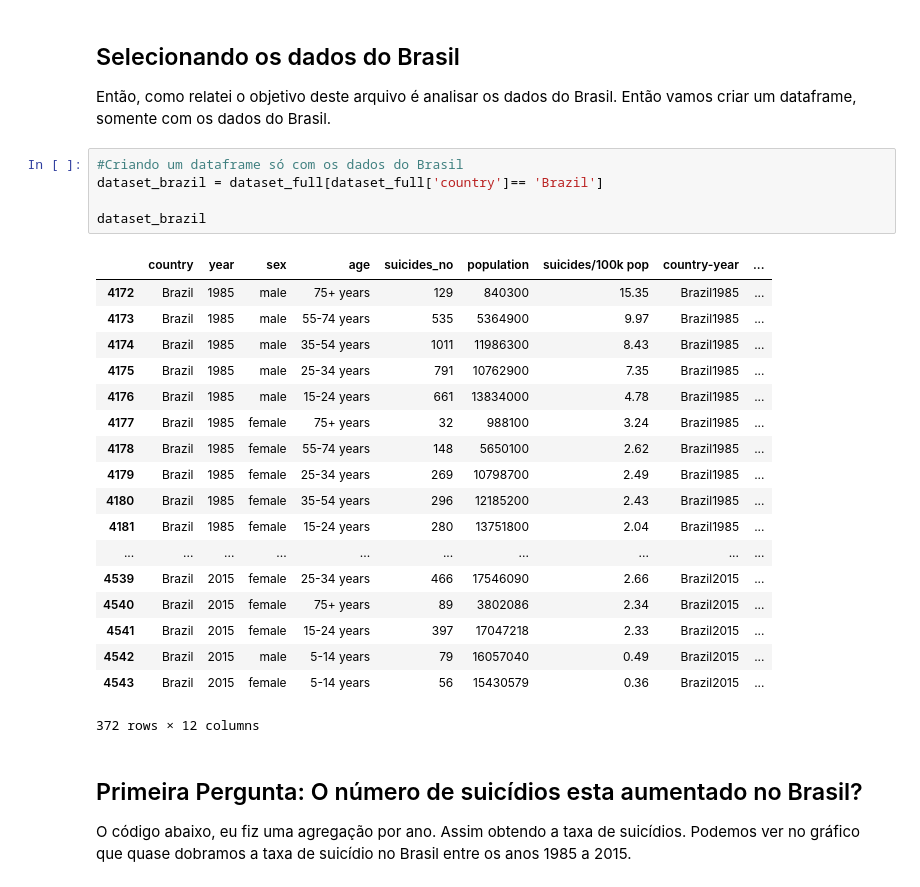
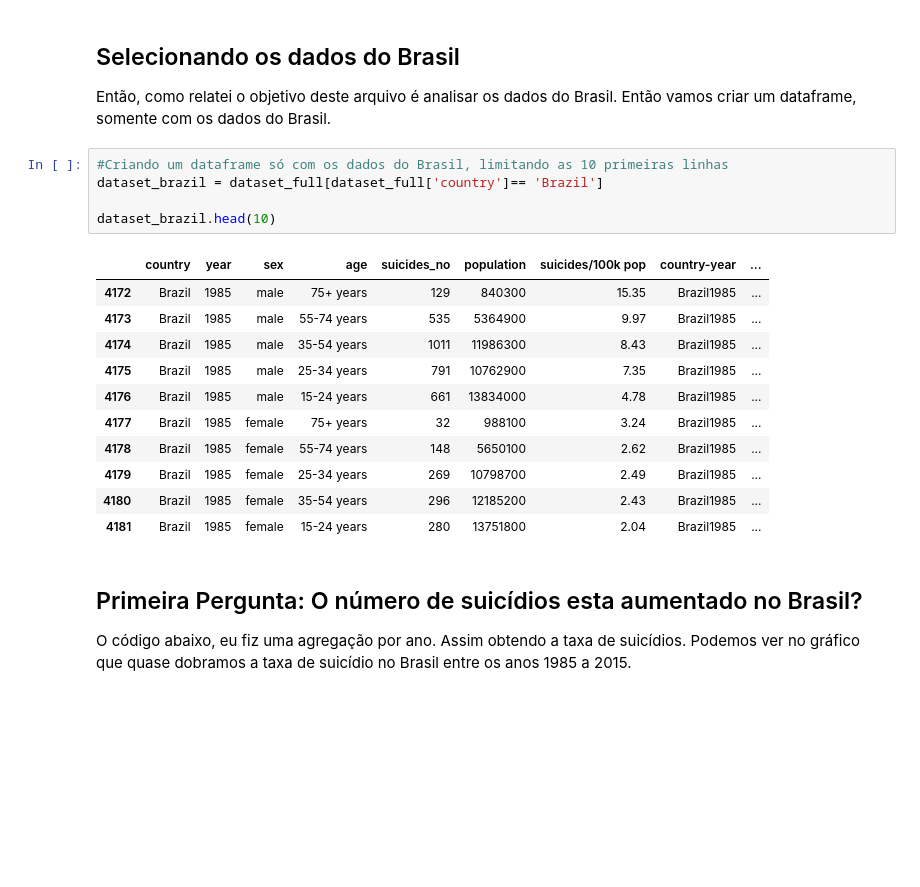
Before and after one commit to wellicfaria/suicidio_brasil, a Jupyter notebook: Suicídios no Brasil, uma exploração de dados com Python.ipynb, the cells around one changed output. Saved outputs shown, nothing was run; the diff lists cells and outputs as text; blank space fills up the shorter version.

```diff
--- a/Suicídios no Brasil, uma exploração de dados com Python.ipynb
+++ b/Suicídios no Brasil, uma exploração de dados com Python.ipynb
@@ -75,29 +68,22 @@ dataset_full
 
 Então, como relatei o objetivo deste arquivo é analisar os dados do Brasil. Então vamos criar um dataframe, somente com os dados do Brasil.
 # %%
-#Criando um dataframe só com os dados do Brasil
+#Criando um dataframe só com os dados do Brasil, limitando as 10 primeiras linhas
 dataset_brazil = dataset_full[dataset_full['country']== 'Brazil']
 
-dataset_brazil
+dataset_brazil.head(10)
 # %% [output]
 |  | country | year | sex | age | suicides_no | population | suicides/100k pop | country-year | ... |
 | 4172 | Brazil | 1985 | male | 75+ years | 129 | 840300 | 15.35 | Brazil1985 | ... |
 | 4173 | Brazil | 1985 | male | 55-74 years | 535 | 5364900 | 9.97 | Brazil1985 | ... |
 | 4174 | Brazil | 1985 | male | 35-54 years | 1011 | 11986300 | 8.43 | Brazil1985 | ... |
 | 4175 | Brazil | 1985 | male | 25-34 years | 791 | 10762900 | 7.35 | Brazil1985 | ... |
 | 4176 | Brazil | 1985 | male | 15-24 years | 661 | 13834000 | 4.78 | Brazil1985 | ... |
 | 4177 | Brazil | 1985 | female | 75+ years | 32 | 988100 | 3.24 | Brazil1985 | ... |
 | 4178 | Brazil | 1985 | female | 55-74 years | 148 | 5650100 | 2.62 | Brazil1985 | ... |
 | 4179 | Brazil | 1985 | female | 25-34 years | 269 | 10798700 | 2.49 | Brazil1985 | ... |
 | 4180 | Brazil | 1985 | female | 35-54 years | 296 | 12185200 | 2.43 | Brazil1985 | ... |
 | 4181 | Brazil | 1985 | female | 15-24 years | 280 | 13751800 | 2.04 | Brazil1985 | ... |
-| ... | ... | ... | ... | ... | ... | ... | ... | ... | ... |
-| 4539 | Brazil | 2015 | female | 25-34 years | 466 | 17546090 | 2.66 | Brazil2015 | ... |
-| 4540 | Brazil | 2015 | female | 75+ years | 89 | 3802086 | 2.34 | Brazil2015 | ... |
-| 4541 | Brazil | 2015 | female | 15-24 years | 397 | 17047218 | 2.33 | Brazil2015 | ... |
-| 4542 | Brazil | 2015 | male | 5-14 years | 79 | 16057040 | 0.49 | Brazil2015 | ... |
-| 4543 | Brazil | 2015 | female | 5-14 years | 56 | 15430579 | 0.36 | Brazil2015 | ... |
-372 rows × 12 columns
 # %% [markdown]
 ##  Primeira Pergunta:  O número de suicídios esta aumentado no Brasil?
 
```
Also changed, not shown: parts of 1 cell of this notebook.
